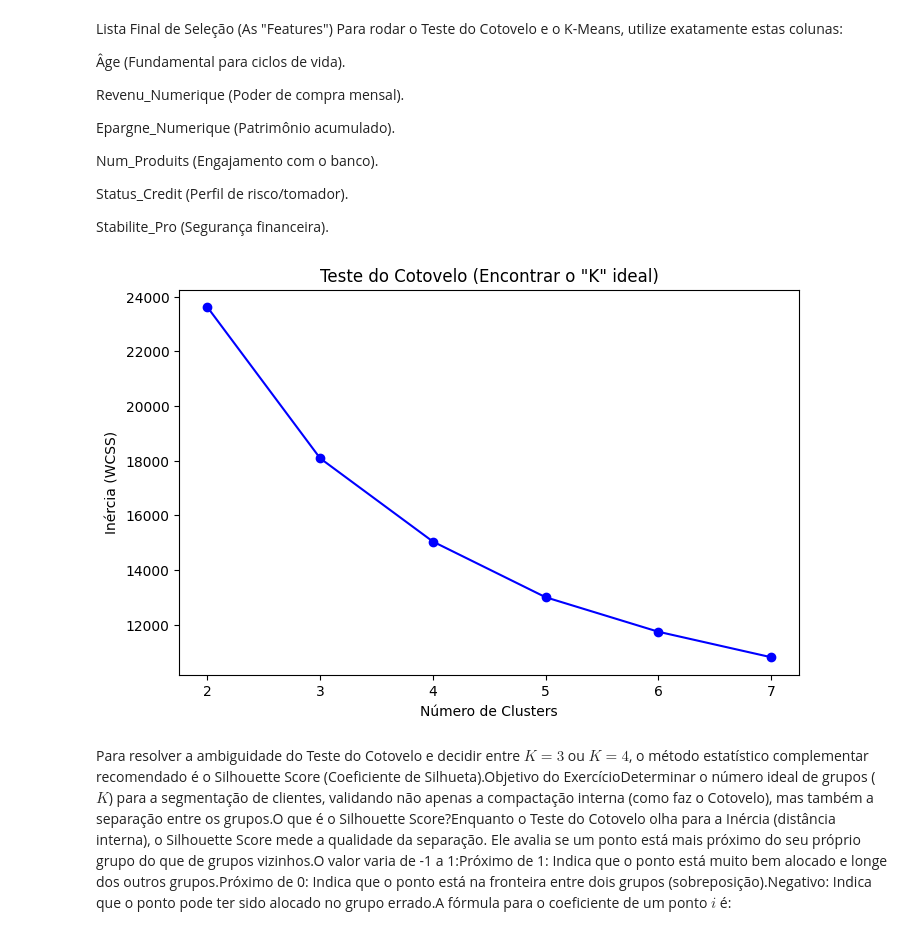
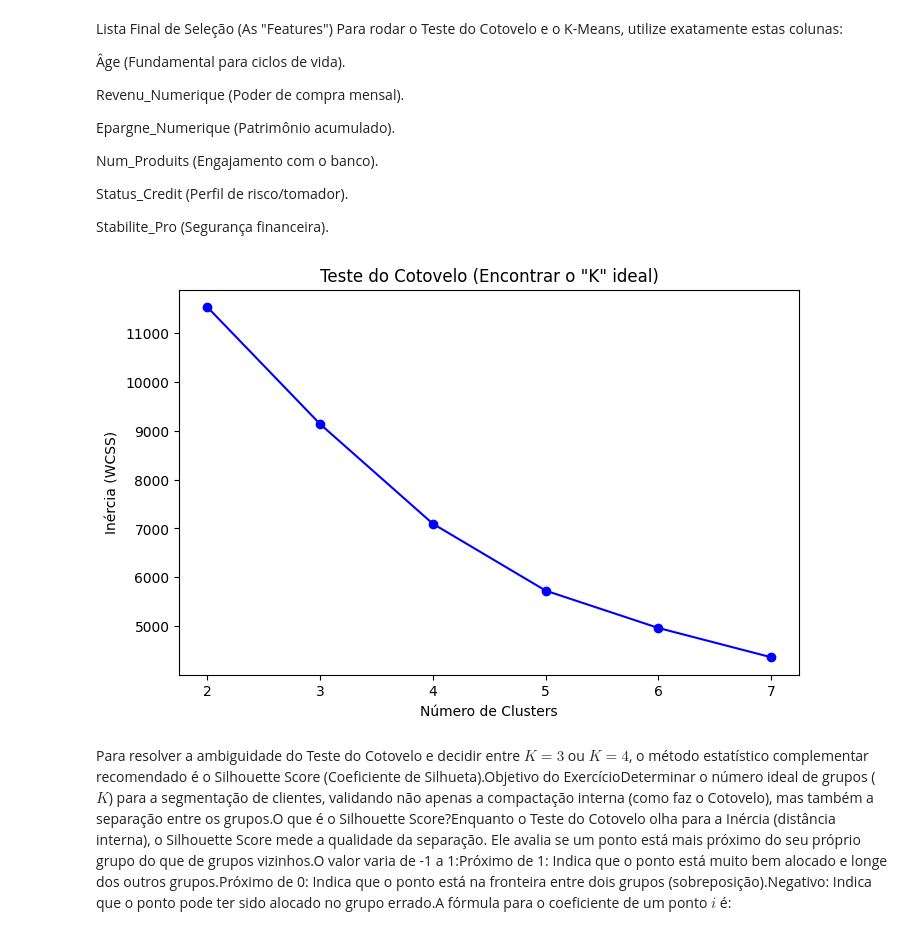
Before and after one commit to melissa-mariano/ProjetsUniversitaires, a Jupyter notebook: Agence Nissa Bank/segmentation_nissa_bank.ipynb, the cells around one changed output. Saved outputs shown, nothing was run; the diff lists cells and outputs as text; code cells hidden in the pictures.

```diff
--- a/Agence Nissa Bank/segmentation_nissa_bank.ipynb
+++ b/Agence Nissa Bank/segmentation_nissa_bank.ipynb
@@ -155,30 +155,33 @@ Stabilite_Pro (Segurança financeira).
 # %%
 from sklearn.cluster import KMeans
 from sklearn.metrics import silhouette_score
 import matplotlib.pyplot as plt
+from sklearn.preprocessing import StandardScaler
 
+# 1. Instanciar o scaler antes de usar
+scaler = StandardScaler()
 # Filtrando as colunas escolhidas e escalonando
 features_selecionadas = ['Âge', 'Revenu_Numerique', 'Epargne_Numerique', 'Num_Produits', 'Status_Credit', 'Stabilite_Pro']
 X = df[features_selecionadas]
 X_scaled = scaler.fit_transform(X) # Usando o scaler que você já criou
 
 # Testando a inércia para o Gráfico do Cotovelo
 inercia = []
 for k in range(2, 8):
     kmeans = KMeans(n_clusters=k, random_state=42, n_init=10)
     kmeans.fit(X_scaled)
     inercia.append(kmeans.inertia_)
 
 # Plotando o Cotovelo
 plt.figure(figsize=(8, 5))
 plt.plot(range(2, 8), inercia, 'bo-')
 plt.title('Teste do Cotovelo (Encontrar o "K" ideal)')
 plt.xlabel('Número de Clusters')
 plt.ylabel('Inércia (WCSS)')
 plt.savefig('metodo_cotovelo.png', dpi=300, bbox_inches='tight')
 plt.show()
 # %% [output]
-[figure, old version]
+[figure, new version]
 # %% [markdown]
 Para resolver a ambiguidade do Teste do Cotovelo e decidir entre $K=3$ ou $K=4$, o método estatístico complementar recomendado é o Silhouette Score (Coeficiente de Silhueta).Objetivo do ExercícioDeterminar o número ideal de grupos ($K$) para a segmentação de clientes, validando não apenas a compactação interna (como faz o Cotovelo), mas também a separação entre os grupos.O que é o Silhouette Score?Enquanto o Teste do Cotovelo olha para a Inércia (distância interna), o Silhouette Score mede a qualidade da separação. Ele avalia se um ponto está mais próximo do seu próprio grupo do que de grupos vizinhos.O valor varia de -1 a 1:Próximo de 1: Indica que o ponto está muito bem alocado e longe dos outros grupos.Próximo de 0: Indica que o ponto está na fronteira entre dois grupos (sobreposição).Negativo: Indica que o ponto pode ter sido alocado no grupo errado.A fórmula para o coeficiente de um ponto $i$ é:$$s(i) = \frac{b(i) - a(i)}{\max(a(i), b(i))}$$Onde:$a(i)$: Distância média entre o ponto $i$ e todos os outros pontos do mesmo cluster.$b(i)$: Distância média entre o ponto $i$ e os pontos do cluster vizinho mais próximo.Código para Execução do TesteAdicione este código em uma nova célula para gerar o gráfico de validação:
 # %%
```
Also changed, not shown: parts of 5 cells of this notebook, 3 other files.
